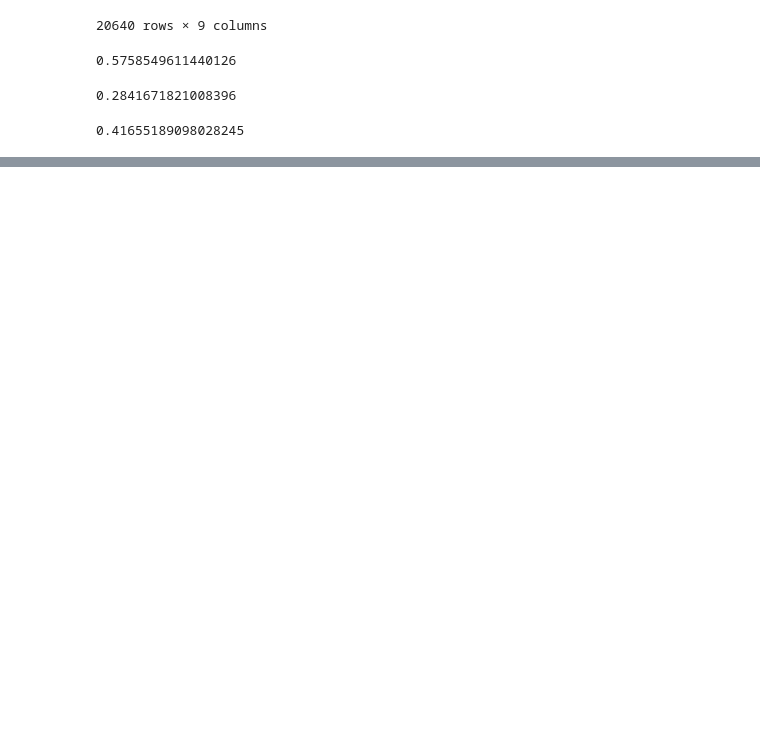
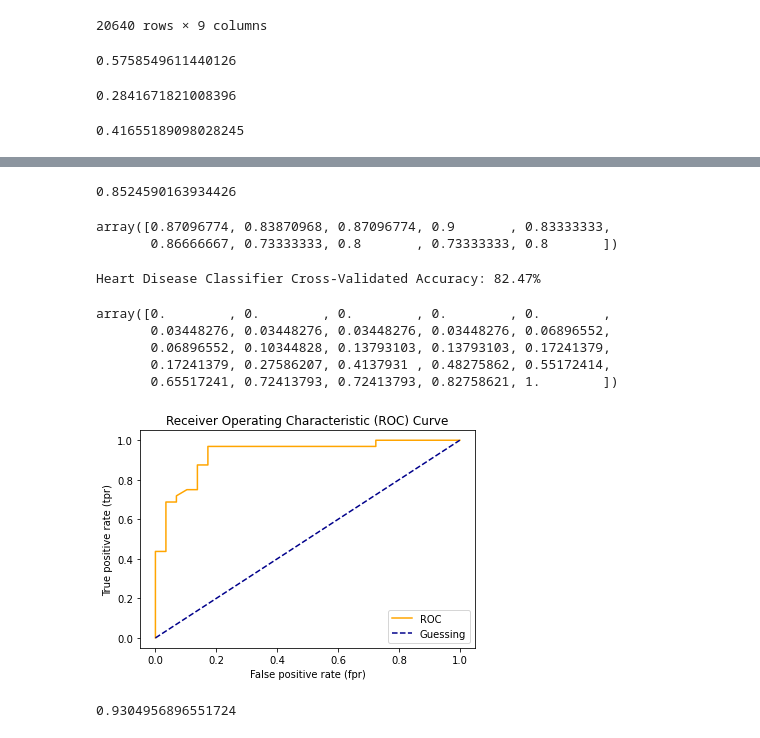
Before and after one commit to Daynil/ztm-machine-learning, a Jupyter notebook: intro-to-scikit-learn.ipynb, the cells around one changed output, grey strips where cells are left out. Cells and saved outputs as stored; diff of their text form; code cells hidden in the pictures; blank space fills up the shorter version.

```diff
--- a/intro-to-scikit-learn.ipynb
+++ b/intro-to-scikit-learn.ipynb
@@ -658,0 +657,3 @@ model.score(X_test, y_test)
+# %%
+heart_disease = pd.read_csv('heart-disease.csv')
+heart_disease
@@ -658,0 +777,68 @@ model.score(X_test, y_test)
+# %%
+from sklearn.model_selection import cross_val_score
+
+X = heart_disease.drop(['target'], axis=1)
+y = heart_disease['target']
+
+np.random.seed(42)
+
+X_train, X_test, y_train, y_test = train_test_split(X, y, test_size=0.2)
+
+model = RandomForestClassifier()
+model.fit(X_train, y_train)
+# This produces a "coefficient of determination", which is the R^2 value - how well the features predict the target
+model.score(X_test, y_test)
+# %% [output]
+0.8524590163934426
+# %%
+# cross validation takes X different random slices of 80/20 train/test split
+# then evaluate the model X different times
+# This avoids "lucky splits"
+cv_scores = cross_val_score(model, X, y, cv=10)
+cv_scores
+# %% [output]
+array([0.87096774, 0.83870968, 0.87096774, 0.9       , 0.83333333,
+       0.86666667, 0.73333333, 0.8       , 0.73333333, 0.8       ])
+# %%
+print(f"Heart Disease Classifier Cross-Validated Accuracy: {cv_scores.mean()*100:.2f}%")
+# %% [output]
+Heart Disease Classifier Cross-Validated Accuracy: 82.47%
+# %%
+from sklearn.metrics import roc_curve
+
+y_probs = model.predict_proba(X_test)
+y_probs_positive = y_probs[:, 1]
+
+fpr, tpr, thresholds = roc_curve(y_test, y_probs_positive)
+fpr
+# %% [output]
+array([0.        , 0.        , 0.        , 0.        , 0.        ,
+       0.03448276, 0.03448276, 0.03448276, 0.03448276, 0.06896552,
+       0.06896552, 0.10344828, 0.13793103, 0.13793103, 0.17241379,
+       0.17241379, 0.27586207, 0.4137931 , 0.48275862, 0.55172414,
+       0.65517241, 0.72413793, 0.72413793, 0.82758621, 1.        ])
+# %%
+# Create function for plotting ROC Curves
+import matplotlib.pyplot as plt
+
+def plot_roc_curve(fpr, tpr):
+    # Plot roc curve
+    plt.plot(fpr, tpr, color="orange", label="ROC")
+    # Plot line with no predictive power (baseline)
+    plt.plot([0, 1], [0, 1], color="darkblue", linestyle="--", label="Guessing")
+
+    plt.xlabel('False positive rate (fpr)')
+    plt.ylabel('True positive rate (tpr)')
+    plt.title('Receiver Operating Characteristic (ROC) Curve')
+    plt.legend()
+    plt.show()
+
+plot_roc_curve(fpr, tpr)
+# %% [output]
+[figure, added]
+# %%
+from sklearn.metrics import roc_auc_score
+
+roc_auc_score(y_test, y_probs_positive)
+# %% [output]
+0.9304956896551724
```
Also changed, not shown: parts of 88 cells of this notebook, 3 other files.
